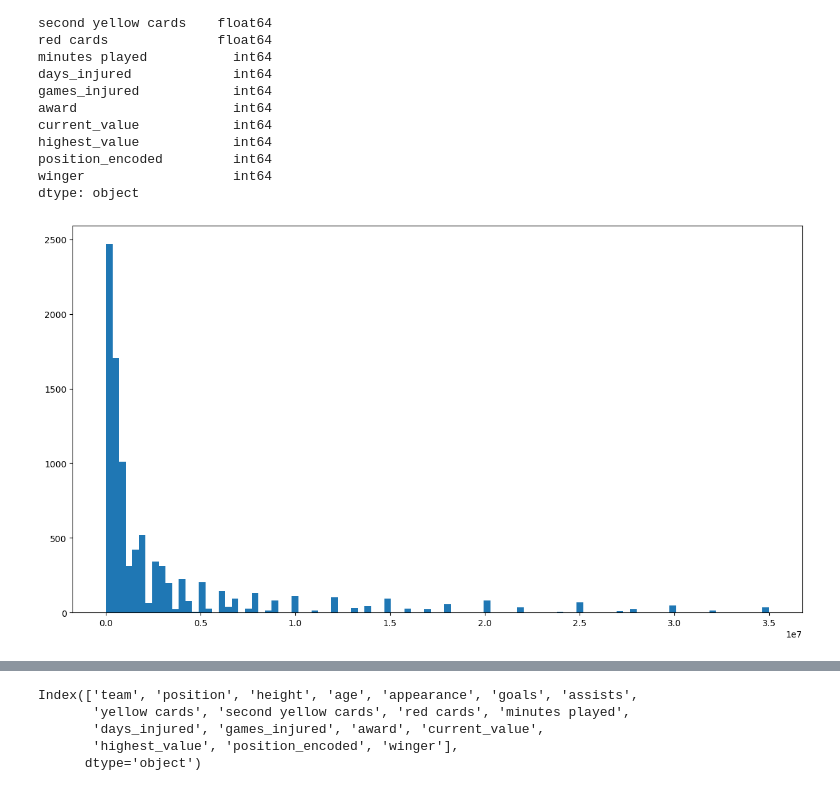
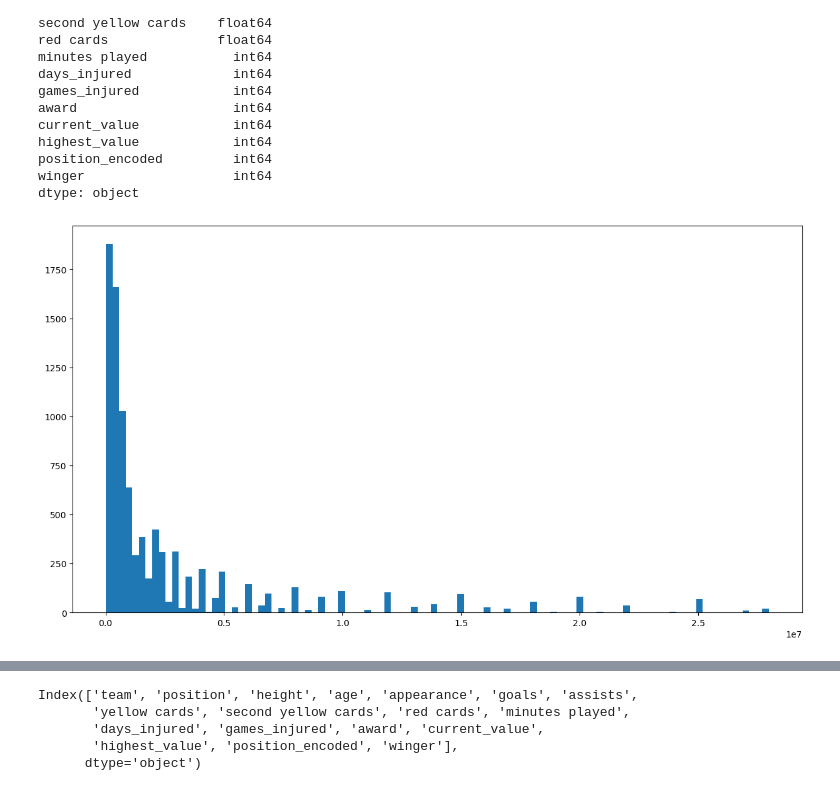
Before and after one commit to arwaalkhathlan/Football-EDA-ML-Usecase-7, a Jupyter notebook: EDA explain template.ipynb, the cells around one changed output, grey strips where cells are left out. Saved outputs shown, nothing was run; the diff lists cells and outputs as text; code cells hidden in the pictures.

```diff
--- a/EDA explain template.ipynb
+++ b/EDA explain template.ipynb
@@ -175,9 +175,9 @@ numeric_features = [
  'winger']
 # %%
 df = df[df['current_value']>2000]
-df = df[df['current_value']<=35000000]
+df = df[df['current_value']<=28000000]
 plt.figure(figsize=(15,8))
 
 plt.hist(df['current_value'], bins=100);
 # %% [output]
-[figure, old version]
+[figure, new version]
```
Also changed, not shown: parts of 29 cells of this notebook, 1 other file.
